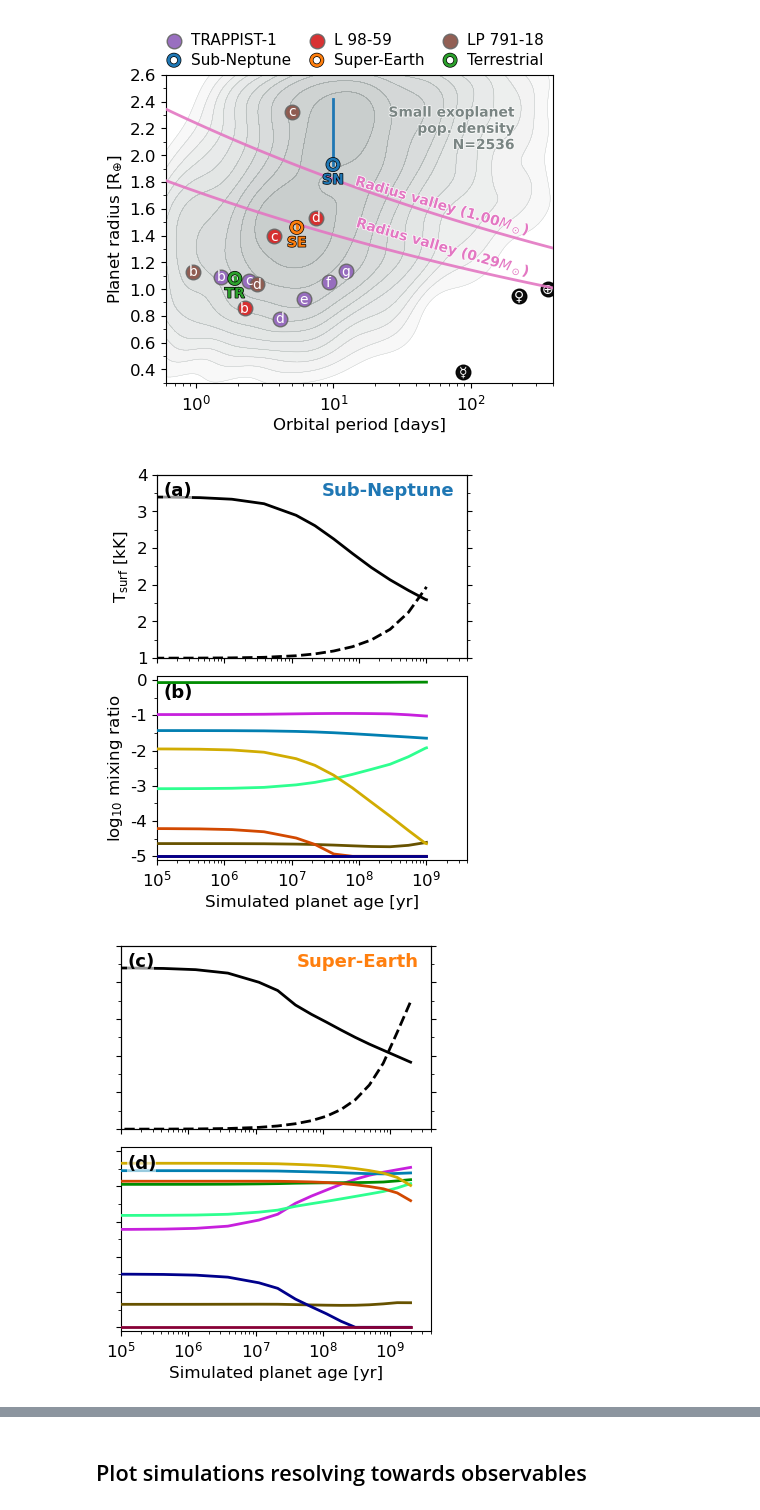
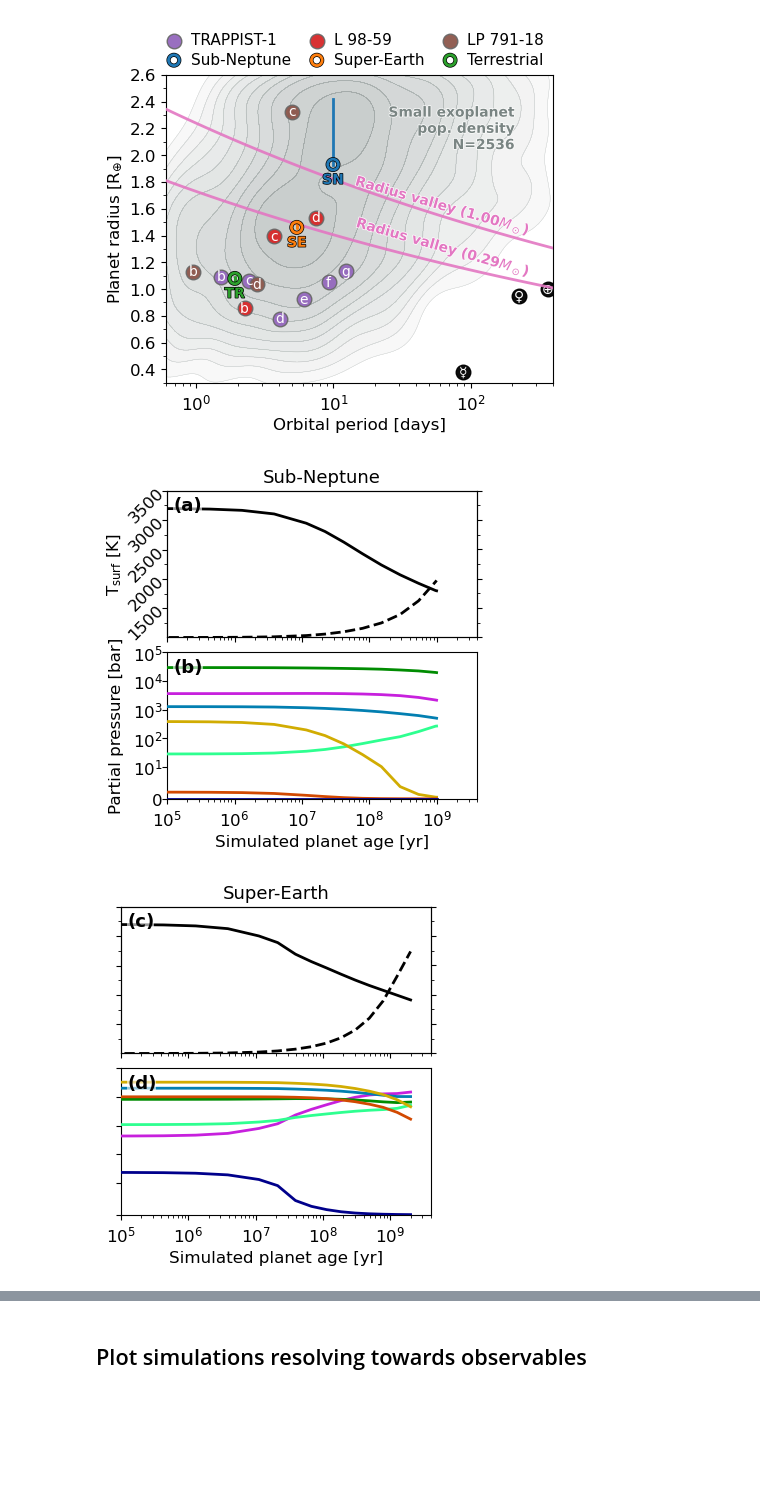
Before and after one commit to nichollsh/proteus_analysis, a Jupyter notebook: bayesopt.ipynb, the cells around one changed output, grey strips where cells are left out. Saved outputs shown, nothing was run; the diff lists cells and outputs as text; code cells hidden in the pictures; blank space fills up the shorter version.

Commit message:
Update plots and static retrieval

```diff
--- a/bayesopt.ipynb
+++ b/bayesopt.ipynb
@@ -46,7 +48,7 @@ SIM_DIR = "data/"
 age_min = 1e5
 age_max = 4e9
 
-gas_list = ["H2O", "H2", "CO2", "CO", "CH4", "N2", "NH3", "H2S", "SO2"]
+gas_list = ["H2O", "H2", "O2", "CO2", "CO", "CH4", "N2", "NH3", "H2S", "SO2"]
 
 
 # Standard plotting colours
@@ -59,6 +61,7 @@ preset_colours = {
     'H2': '#008C01',
     'CH4': '#C720DD',
     'CO': '#D1AC02',
+    'O2': '#88bb22',
     'N2': '#870036',
     'S2': '#FF8FA1',
     'SO2': '#00008B',
@@ -219,7 +222,7 @@ def get_var_props(key):
         ylim  = [0.8, 3.2]
     elif key == 'interior_struct.core_frac':
         scale = 1e-2
-        ylbl = "Core\n[%]"
+        ylbl = "Core\nfrac\n[%]"
         ytck = [40, 50, 60]
         ylim = [30, 70]
     elif key == 'outgas.fO2_shift_IW':
@@ -686,12 +689,11 @@ Solar system body Neptune: x=59800.00, y=3.88
 # %%
 # plot variable over time for each GT run
 
-abcd = 'abcdefghijklmnopqrstuvwxyz'
 iplt = -1
 def plot_gt_evolve(suf, label_left=False, label_right=False):
     gt = ground_truth[suf]
 
-    fig, axs = plt.subplots(2,1,figsize=(4,5), sharex=True)
+    fig, axs = plt.subplots(2,1,figsize=(4,4), sharex=True)
     axt, axb = axs
     axtr = axs[0].twinx()
 
@@ -699,20 +701,21 @@ def plot_gt_evolve(suf, label_left=False, label_right=False):
     x = gt["help"]["Time"] # yr
 
     # top panel: temperature
-    y = gt["help"]["T_surf"]/1e3
+    y = gt["help"]["T_surf"]
     axt.plot(x, y, zorder=5, color='k', lw=2)
-    axt.set_ylim(1.0, 3.5)
+    axt.set_ylim(1001, 3500)
     axt.yaxis.set_major_formatter(mpl.ticker.FormatStrFormatter("%.0f"))
-    axt.yaxis.set_major_locator(MultipleLocator(0.5))
-    axt.yaxis.set_minor_locator(MultipleLocator(0.25))
+    axt.yaxis.set_major_locator(MultipleLocator(500))
+    axt.yaxis.set_minor_locator(MultipleLocator(250))
+    axt.tick_params("y", rotation=45, pad=-3)
     if label_left:
-        axt.set_ylabel(r"T$_{\rm surf}$ [kK]")
+        axt.set_ylabel(r"T$_{\rm surf}$ [K]", labelpad=1)
     else:
         axt.set_yticklabels([])
 
     # top right panel: integrated mass lost, from escape rate
     y = gt["help"]["esc_rate_total"] *100 \
-        / M_earth * 365.25 * 24 * 3600 # Mearth% per yearr
+        / M_earth * 365.25 * 24 * 3600 # Mearth% per year
     xinteg = x[3:] # yr
     yinteg = cumulative_simpson(y[3:], x=xinteg, initial=0)
     axtr.plot(xinteg, yinteg, zorder=5, color='k', lw=2, ls='dashed')
@@ -721,7 +724,7 @@ def plot_gt_evolve(suf, label_left=False, label_right=False):
     axtr.yaxis.set_major_locator(MultipleLocator(1))
     axtr.yaxis.set_minor_locator(MultipleLocator(0.5))
     if label_right:
-        axtr.set_ylabel(r"Mass loss [pct M$_\oplus$]")
+        axtr.set_ylabel(r"Total gas loss [M$_\oplus$\%]", labelpad=4)
     else:
         axtr.set_yticklabels([])
 
@@ -729,57 +732,60 @@ def plot_gt_evolve(suf, label_left=False, label_right=False):
     # bottom panel: log mixing ratios (sorted by abundance)
     gas_list_sorted = sorted(gas_list, key=lambda g: gt["help"][f"{g}_vmr"].iloc[-1], reverse=True)
     for gas in gas_list_sorted:
+        if gas in ["O2", "N2", "NH3"]:
+            continue # skip these
         l = latexify(gas)
-        y = np.log10(np.clip(gt["help"][f"{gas}_vmr"], 1e-5, None))
+        y = gt["help"][f"{gas}_bar"]
         c = preset_colours.get(gas, preset_colours['_fallback'])
         axb.plot(x, y, zorder=5, color=c, lw=2, label=l)
 
-    axb.set_ylim(-5.1, 0.1)
-    axb.yaxis.set_major_formatter(mpl.ticker.FormatStrFormatter("%.0f"))
-    axb.yaxis.set_major_locator(MultipleLocator(1))
-    axb.yaxis.set_minor_locator(MultipleLocator(0.5))
+    axb.set_ylim(0, 1e5)
+    axb.set_yscale("symlog", linthresh=10)
     axb.set_xlabel("Simulated planet age [yr]")
     axb.set_xscale("log")
     axb.set_xlim(left=age_min, right=age_max)
+    axb.tick_params("y", rotation=0, pad=-0.5)
 
     if label_left:
-        axb.set_ylabel(r"log$_{10}$ mixing ratio")
+        axb.set_ylabel(r"Partial pressure [bar]", labelpad=1)
     else:
         axb.set_yticklabels([])
 
     if label_right:
-        axb.legend(loc='upper left', bbox_to_anchor=(1.0, 1.0),
+        axb.legend(loc='upper left', bbox_to_anchor=(1.0, 0.95),
                frameon=False, fontsize=11,
                borderpad=0, handleheight=0.6,
                handletextpad=0.3, labelspacing=0.2, columnspacing=0.8, handlelength=1.3,
                )
 
     # title
-    bbox = dict(fc="w", ec="none", alpha=0.6, lw=1, pad=0)
-    axtr.text(0.96, 0.96, bo_tits[suf], transform=axtr.transAxes,
-                zorder=999, fontsize=13,
-                color=bo_cols[suf], fontweight='bold', ha='right', va='top',
-                bbox=bbox
-                )
+    axt.set_title(bo_tits[suf], fontsize=13)
+    # axtr.text(0.96, 0.96, bo_tits[suf], transform=axtr.transAxes,
+    #             zorder=999, fontsize=13,
+    #             color=bo_cols[suf], fontweight='bold', ha='right', va='top',
+    #             bbox=bbox
+    #             )
 
     # abc label
     global iplt
     iplt += 1
+    bbox = dict(fc="w", ec="none", alpha=0.6, lw=1, pad=0)
     for (iax, ax) in enumerate([axt, axb]):
         ax.text(0.02, 0.96, f"({chr(97 + iax + iplt)})", transform=ax.transAxes,
                 fontsize=13, zorder=999, fontweight='bold', ha='left', va='top', bbox=bbox)
     iplt += 1
 
     fig.subplots_adjust(hspace=0.1)
+    fig.align_ylabels(axs)
     plt.show()
 
     fig.savefig(f"output/gt_evolve_{suf}.pdf", bbox_inches='tight', dpi=DPI, pad_inches=0.02)
 
 for suf in list(ground_truth.keys()):
     label_left  = suf=='sn'
     label_right = suf=='tr'
 
     plot_gt_evolve(suf, label_left=label_left, label_right=label_right)
 # %% [output]
-[figure, old version]
+[figure, new version]
-[figure, old version]
+[figure, new version]
```
Also changed, not shown: parts of 9 cells of this notebook, 1 other file.
